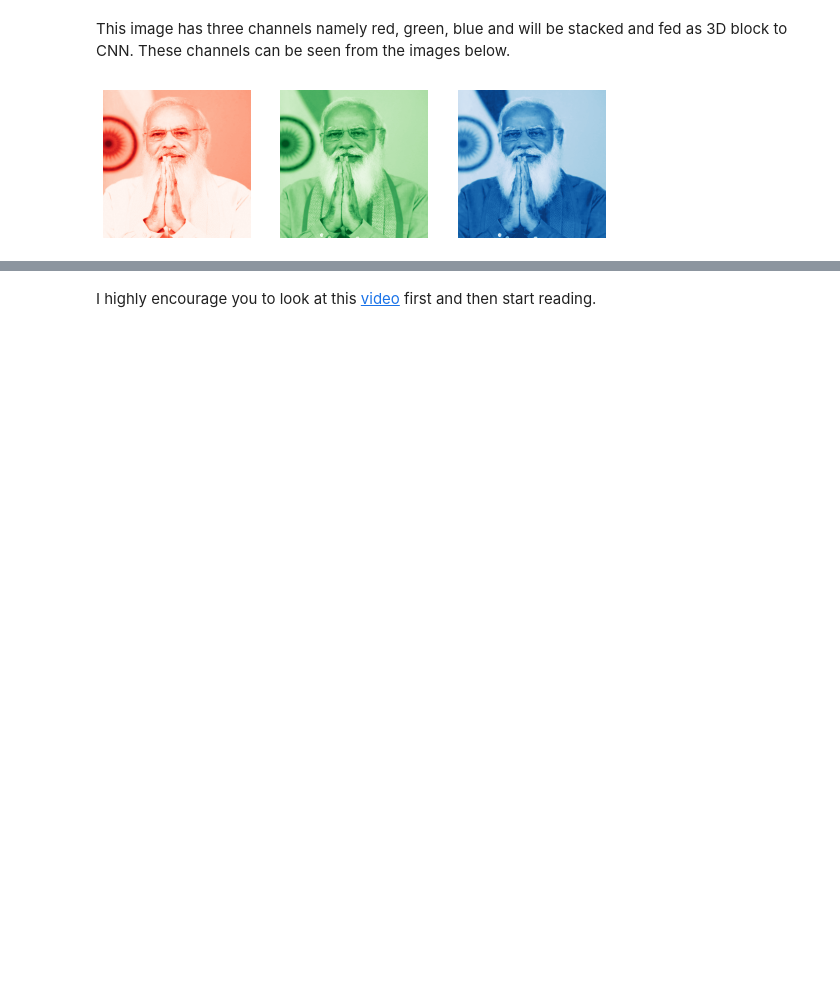
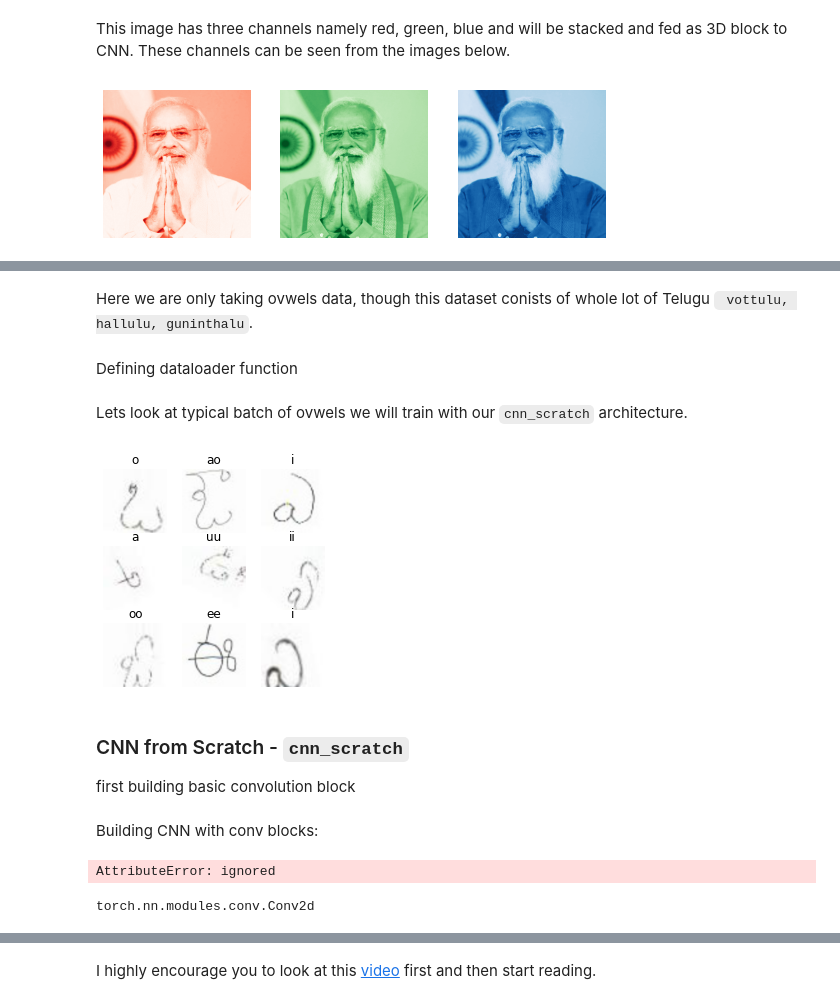
Before and after one commit to mldurga/easydl, a Jupyter notebook: _notebooks/2021-09-20-Fastbook-chapter13.ipynb, the cells around one changed output, grey strips where cells are left out. Saved outputs shown, nothing was run; the diff lists cells and outputs as text; code cells hidden in the pictures; blank space fills up the shorter version.

````diff
--- a/_notebooks/2021-09-20-Fastbook-chapter13.ipynb
+++ b/_notebooks/2021-09-20-Fastbook-chapter13.ipynb
@@ -130,0 +141,6 @@ The computation will be greatly reduced by introducing 1X1 conv layer before 5X5
+# %%
+url='https://ieee-dataport.s3.amazonaws.com/open/26845/Final%20Dataset%20of%20Telugu%20Handwritten%20Chararcters.zip?response-content-disposition=attachment%3B%20filename%3D%22Final%20Dataset%20of%20Telugu%20Handwritten%20Chararcters.zip%22&X-Amz-Algorithm=AWS4-HMAC-SHA256&X-Amz-Credential=AKIAJOHYI4KJCE6Q7MIQ%2F20210923%2Fus-east-1%2Fs3%2Faws4_request&X-Amz-Date=20210923T100832Z&X-Amz-SignedHeaders=Host&X-Amz-Expires=86400&X-Amz-Signature=06f66fd27c3b34b0fbea775501ec5853105b2db2a6d4d2786a63c106673e595b'
+# %%
+telugu=untar_data(url)
+
+telugu.ls()
@@ -130,0 +150,26 @@ The computation will be greatly reduced by introducing 1X1 conv layer before 5X5
+# %% [markdown]
+Here we are only taking ovwels data, though this dataset conists of whole lot of Telugu ``` vottulu, hallulu, guninthalu```.
+# %%
+path=Path(telugu/'Test1'/'achulu')
+# %% [markdown]
+Defining dataloader function
+# %%
+def get_dls(bs=64):
+  tel_block=DataBlock(blocks=(ImageBlock, CategoryBlock),
+                      get_items=get_image_files,
+                      get_y=parent_label,
+                      splitter=RandomSplitter(valid_pct=0.2, seed=42),
+                      batch_tfms=Normalize(),
+                      item_tfms=Resize(128,ResizeMethod.Squish))
+  return tel_block.dataloaders(path, bs=bs)
+# %% [markdown]
+Lets look at typical batch of ovwels we will train with our ```cnn_scratch``` architecture.
+# %%
+dls=get_dls()
+dls.show_batch(max_n=9,figsize=(4,4))
+# %% [output]
+[figure, added]
+# %% [markdown]
+### CNN from Scratch - ```cnn_scratch```
+
+first building basic convolution block
@@ -130,0 +181,2 @@ The computation will be greatly reduced by introducing 1X1 conv layer before 5X5
+# %% [markdown]
+Building CNN with conv blocks:
@@ -130,0 +193,8 @@ The computation will be greatly reduced by introducing 1X1 conv layer before 5X5
+# %%
+cnn_scratch()
+# %% [output]
+AttributeError: ignored
+# %%
+nn.Conv2d
+# %% [output]
+torch.nn.modules.conv.Conv2d
````
Also changed, not shown: parts of 8 cells of this notebook.
